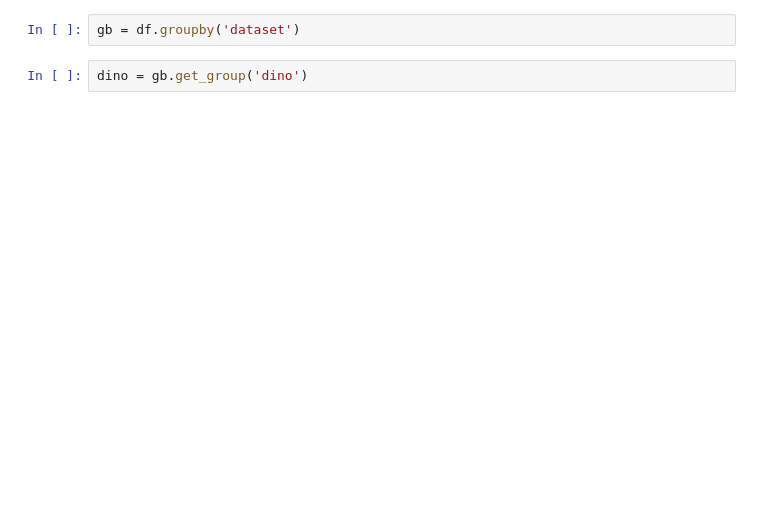
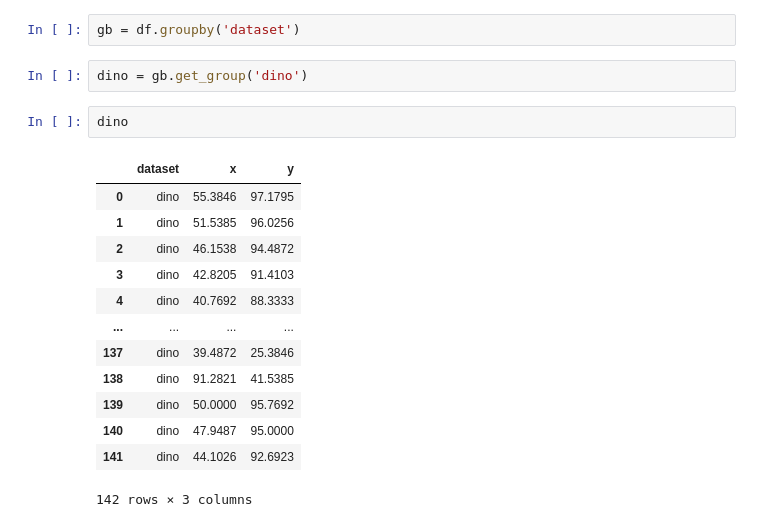
Before and after one commit to wingated/cs180_labs, a Jupyter notebook: datasaurus.ipynb, the cells around one changed output. Saved outputs shown, nothing was run; the diff lists cells and outputs as text; blank space fills up the shorter version.

```diff
--- a/datasaurus.ipynb
+++ b/datasaurus.ipynb
@@ -14,5 +48,21 @@ df = pd.read_csv('./dd.csv')
 gb = df.groupby('dataset')
 # %%
 dino = gb.get_group('dino')
+# %%
+dino
+# %% [output]
+|  | dataset | x | y |
+| 0 | dino | 55.3846 | 97.1795 |
+| 1 | dino | 51.5385 | 96.0256 |
+| 2 | dino | 46.1538 | 94.4872 |
+| 3 | dino | 42.8205 | 91.4103 |
+| 4 | dino | 40.7692 | 88.3333 |
+| ... | ... | ... | ... |
+| 137 | dino | 39.4872 | 25.3846 |
+| 138 | dino | 91.2821 | 41.5385 |
+| 139 | dino | 50.0000 | 95.7692 |
+| 140 | dino | 47.9487 | 95.0000 |
+| 141 | dino | 44.1026 | 92.6923 |
+142 rows × 3 columns
 # %%
 dino.describe()
```
Also changed, not shown: parts of 13 cells of this notebook.
